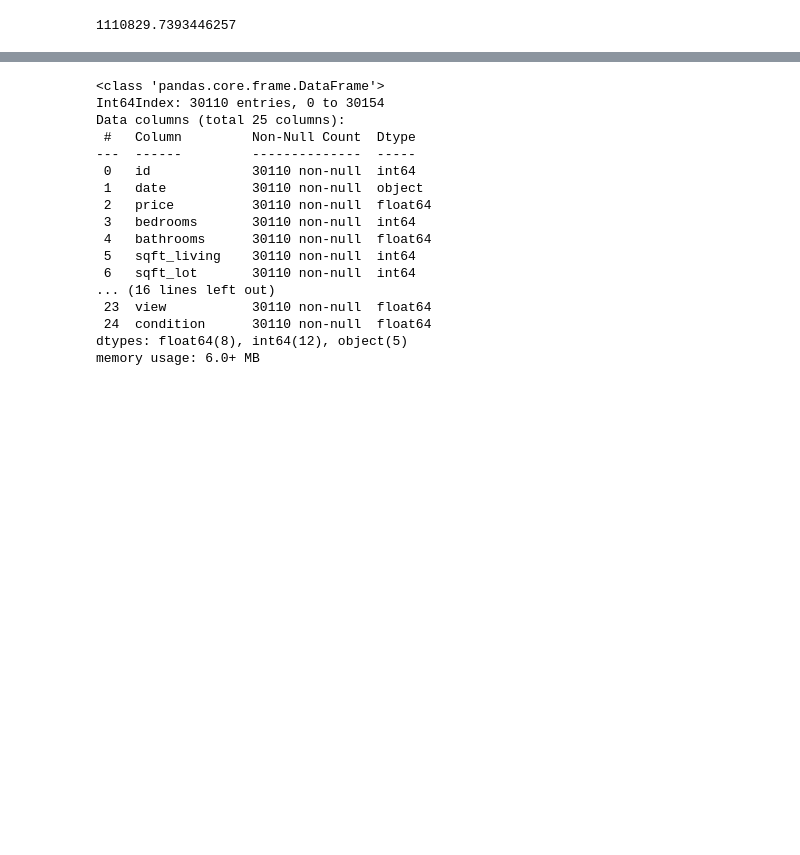
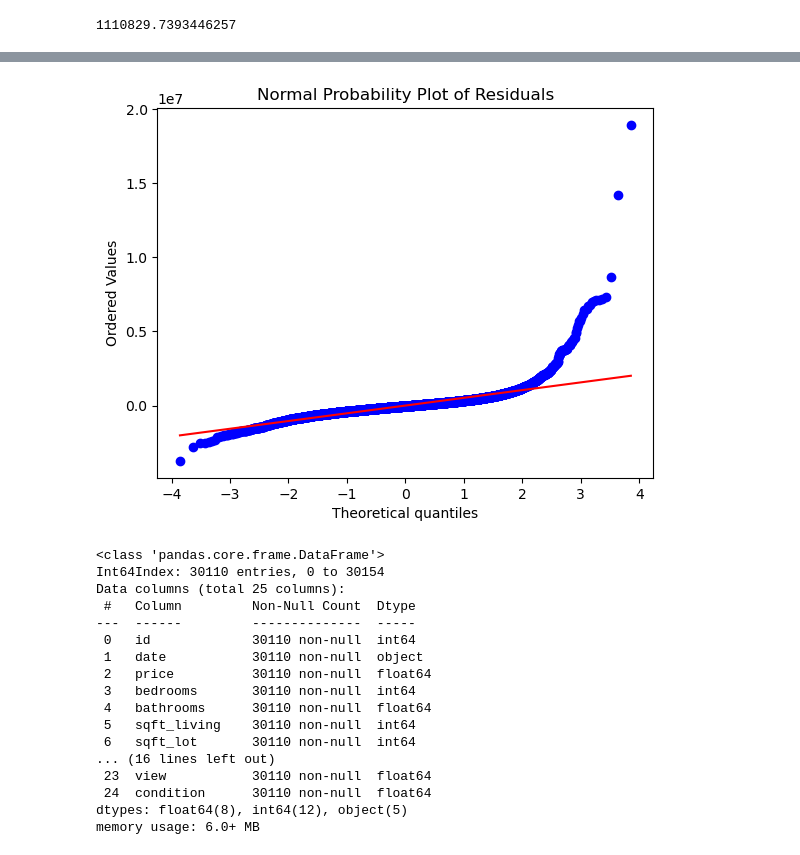
Before and after one commit to D1eg0Rng/King-County-Housing-Market, a Jupyter notebook: Srini/Srini Notebook.ipynb, the cells around one changed output, grey strips where cells are left out. Drawn from its saved outputs; the diff is of its cells as text; code cells hidden in the pictures; blank space fills up the shorter version.

```diff
--- a/Srini/Srini Notebook.ipynb
+++ b/Srini/Srini Notebook.ipynb
@@ -550,3 +551,10 @@ np.sqrt(mean_squared_error(y_test, test_preds))
+# %%
+test_residuals = y_test - test_preds
+stats.probplot(test_residuals, dist="norm", plot=plt)
+plt.title('Normal Probability Plot of Residuals')
+plt.show()
+# %% [output]
+[figure, added]
 # %%
 df.info()
 # %% [output]
```
Also changed, not shown: parts of 13 cells of this notebook.
